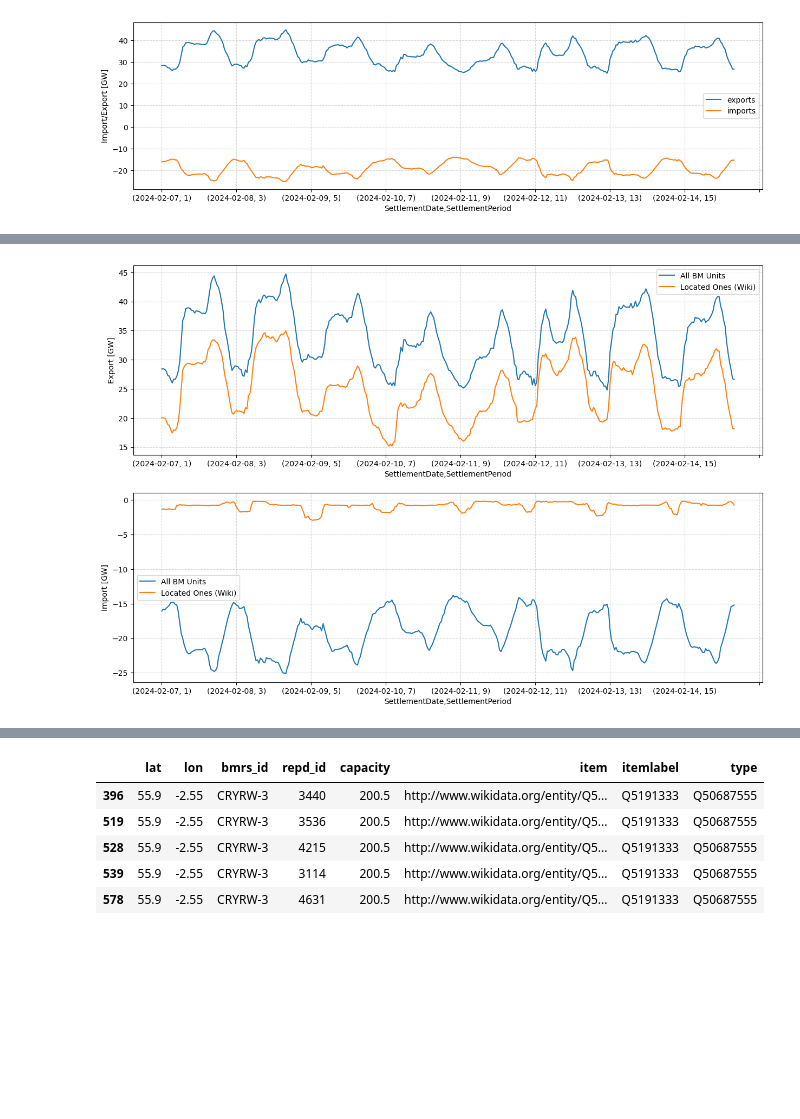
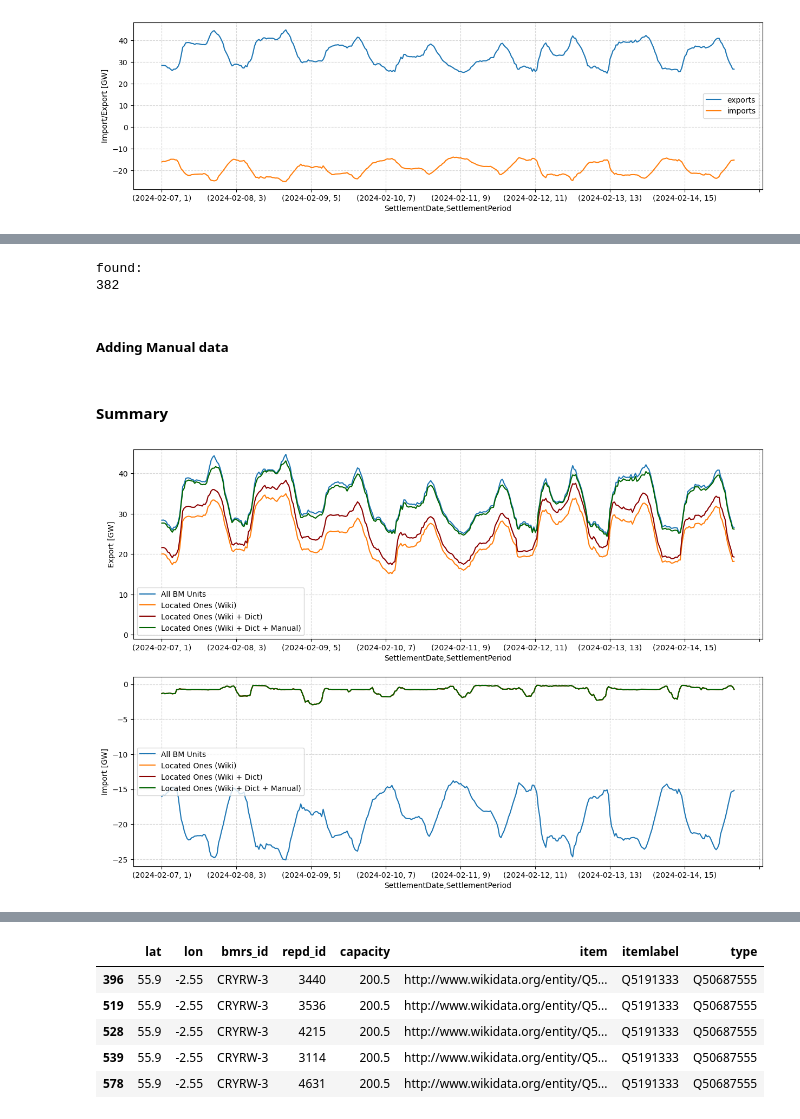
Before and after one commit to LukasFrankenQ/LMP, a Jupyter notebook: notebooks/wiki.ipynb, the cells around one changed output, grey strips where cells are left out. Saved outputs shown, nothing was run; the diff lists cells and outputs as text; code cells hidden in the pictures; blank space fills up the shorter version.

```diff
--- a/notebooks/wiki.ipynb
+++ b/notebooks/wiki.ipynb
@@ -216,0 +160,6 @@ Index(['PETDG-1', 'AG-LLIM02', 'BRGDG-1', 'ROTHW-1', 'LCSMH-1', 'KNLCV-1',
+# %%
+found_idx = merged.loc[merged["lat"] != 0].index
+wiki_found_bm = bm.loc[idx[:,:,found_idx], :]
+
+print('found:')
+print(len(found_idx))
@@ -217,23 +195,55 @@ Index(['PETDG-1', 'AG-LLIM02', 'BRGDG-1', 'ROTHW-1', 'LCSMH-1', 'KNLCV-1',
+# %%
+found_idx = merged.loc[merged["lat"] != 0].index
+wikidict_found_bm = bm.loc[idx[:,:,found_idx], :]
+
+print('found:')
+print(len(found_idx))
+# %% [output]
+found:
+382
+# %% [markdown]
+##### Adding Manual data
+# %%
+import pandas as pd
+from pathlib import Path
+
+manual = pd.read_csv(Path.cwd().parent / "data" / "manual_bmus.csv")
+all_found = found_idx.tolist() + manual["nationalGridBmUnit"].tolist()
+
+allfound_bm = bm.loc[idx[:,:,all_found], :]
+# %% [markdown]
+#### Summary
 # %%
 fig, axs = plt.subplots(2, 1, figsize=(15, 10))
-
-found_bm = bm.loc[idx[:,:,found_idx], :]
 
 split = lambda df: (df.loc[df["LevelTo"] >= 0, "LevelTo"], df.loc[df["LevelTo"] < 0, "LevelTo"])
 
 pos, neg = split(bm)
-found_pos, found_neg = split(found_bm)
+wiki_found_pos, wiki_found_neg = split(wiki_found_bm)
+wikidict_found_pos, wikidict_found_neg = split(wikidict_found_bm)
+allfound_pos, allfound_neg = split(allfound_bm)
 
 pos.groupby(level=[0,1]).sum().mul(1e-3).plot(label="All BM Units", ax=axs[0])
 neg.groupby(level=[0,1]).sum().mul(1e-3).plot(label="All BM Units", ax=axs[1])
-found_pos.groupby(level=[0,1]).sum().mul(1e-3).plot(label="Located Ones (Wiki)", ax=axs[0])
-found_neg.groupby(level=[0,1]).sum().mul(1e-3).plot(label="Located Ones (Wiki)", ax=axs[1])
+
+wiki_found_pos.groupby(level=[0,1]).sum().mul(1e-3).plot(label="Located Ones (Wiki)", ax=axs[0])
+wiki_found_neg.groupby(level=[0,1]).sum().mul(1e-3).plot(label="Located Ones (Wiki)", ax=axs[1])
+
+wikidict_found_pos.groupby(level=[0,1]).sum().mul(1e-3).plot(label="Located Ones (Wiki + Dict)", ax=axs[0], color="darkred")
+wikidict_found_neg.groupby(level=[0,1]).sum().mul(1e-3).plot(label="Located Ones (Wiki + Dict)", ax=axs[1], color="darkred")
+
+allfound_pos.groupby(level=[0,1]).sum().mul(1e-3).plot(label="Located Ones (Wiki + Dict + Manual)", ax=axs[0], color="darkgreen")
+allfound_neg.groupby(level=[0,1]).sum().mul(1e-3).plot(label="Located Ones (Wiki + Dict + Manual)", ax=axs[1], color="darkgreen")
 
 for ax in axs:
     ax.legend()
     ax.grid(True, linestyle='--', alpha=0.5)
 axs[0].set_ylabel("Export [GW]")
 axs[1].set_ylabel("Import [GW]")
+
+axs[0].set_ylim(-1, 46)
+axs[1].set_ylim(-26, )
+
 plt.show()
 # %% [output]
-[figure, old version]
+[figure, new version]
```
Also changed, not shown: parts of 27 cells of this notebook, 4 other files.
